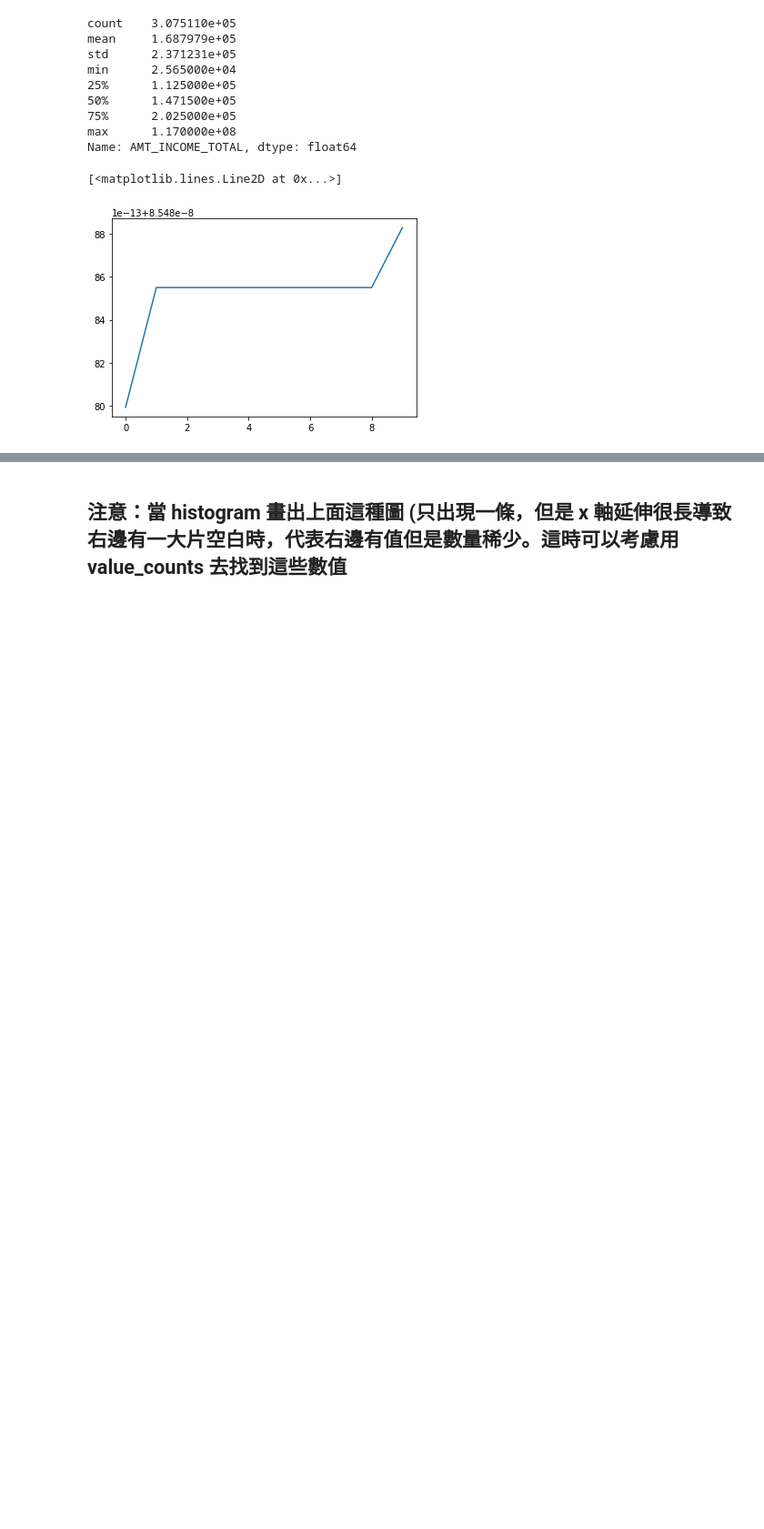
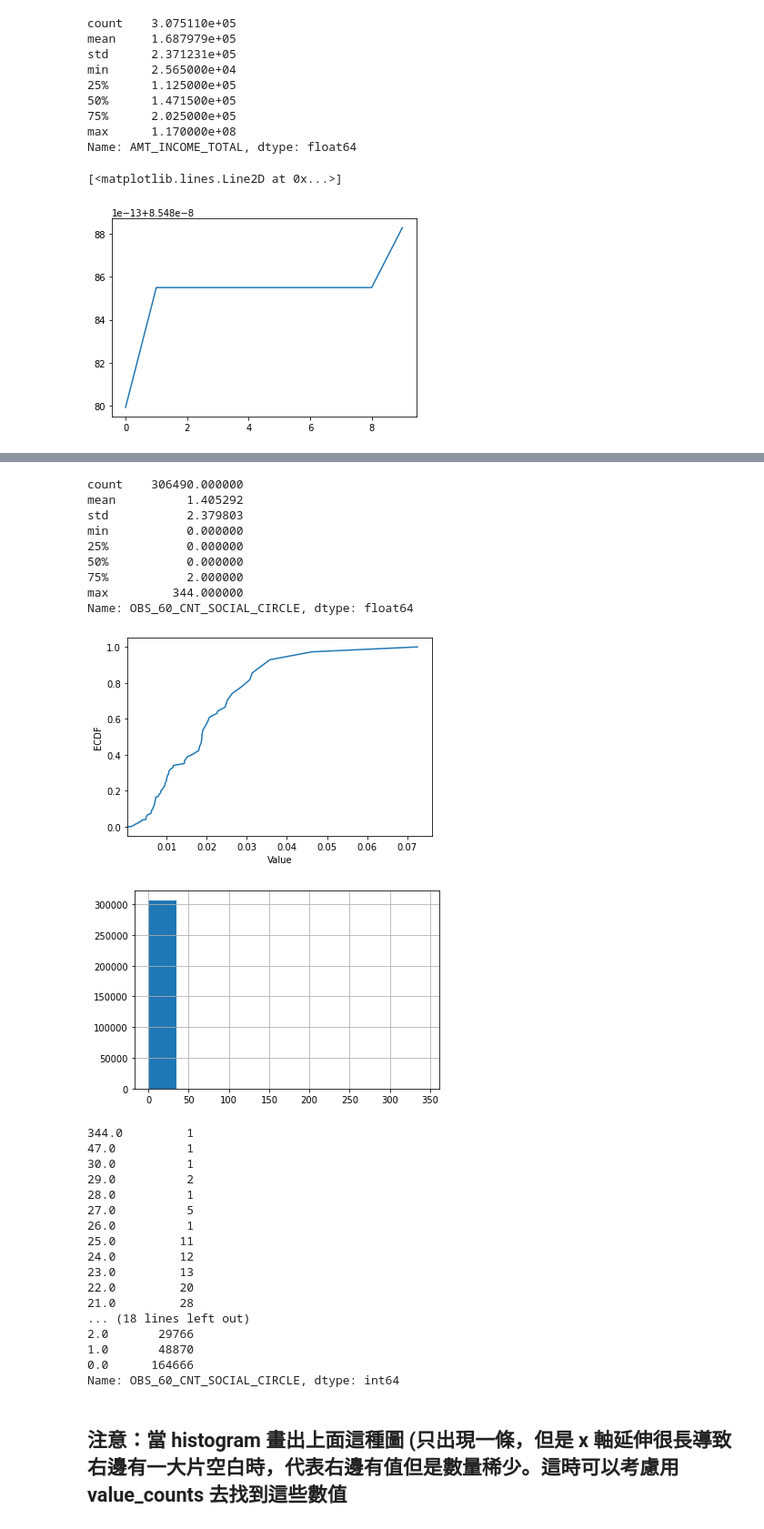
Before and after one commit to Claire-Lin/4th-ML100Days, a Jupyter notebook: homework/Day_009_HW.ipynb, the cells around one changed output, grey strips where cells are left out. Shown: that part at 91% size. Drawn from its saved outputs; the diff is of its cells as text; code cells hidden in the pictures; blank space fills up the shorter version.

```diff
--- a/homework/Day_009_HW.ipynb
+++ b/homework/Day_009_HW.ipynb
@@ -165,24 +204,53 @@ app_train['REGION_POPULATION_RELATIVE'].value_counts()
 # %%
 # 最大值落在分布之外
 print(app_train['OBS_60_CNT_SOCIAL_CIRCLE'].describe())
 
 # 繪製 Empirical Cumulative Density Plot (ECDF)
 """
 Your Code Here
-
-cdf =
+"""
+cdf = app_train.REGION_POPULATION_RELATIVE.value_counts().sort_index().cumsum()
 
 
 plt.plot(list(cdf.index), cdf/cdf.max())
 plt.xlabel('Value')
 plt.ylabel('ECDF')
 plt.xlim([cdf.index.min() * 0.95, cdf.index.max() * 1.05])
 plt.ylim([-0.05,1.05]) # 限制顯示圖片的範圍
 plt.show()
-"""
+
 app_train['OBS_60_CNT_SOCIAL_CIRCLE'].hist()
 plt.show()
 print(app_train['OBS_60_CNT_SOCIAL_CIRCLE'].value_counts().sort_index(ascending = False))
+# %% [output]
+count    306490.000000
+mean          1.405292
+std           2.379803
+min           0.000000
+25%           0.000000
+50%           0.000000
+75%           2.000000
+max         344.000000
+Name: OBS_60_CNT_SOCIAL_CIRCLE, dtype: float64
+[figure, added]
+[figure, added]
+344.0         1
+47.0          1
+30.0          1
+29.0          2
+28.0          1
+27.0          5
+26.0          1
+25.0         11
+24.0         12
+23.0         13
+22.0         20
+21.0         28
+... (18 lines left out)
+2.0       29766
+1.0       48870
+0.0      164666
+Name: OBS_60_CNT_SOCIAL_CIRCLE, dtype: int64
 # %% [markdown]
 ## 注意：當 histogram 畫出上面這種圖 (只出現一條，但是 x 軸延伸很長導致右邊有一大片空白時，代表右邊有值但是數量稀少。這時可以考慮用 value_counts 去找到這些數值
 # %%
```
Also changed, not shown: parts of 4 cells of this notebook.
